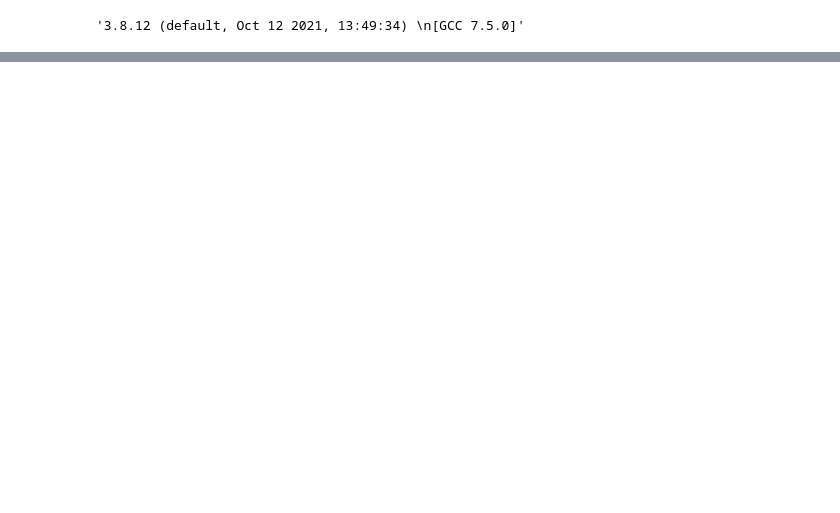
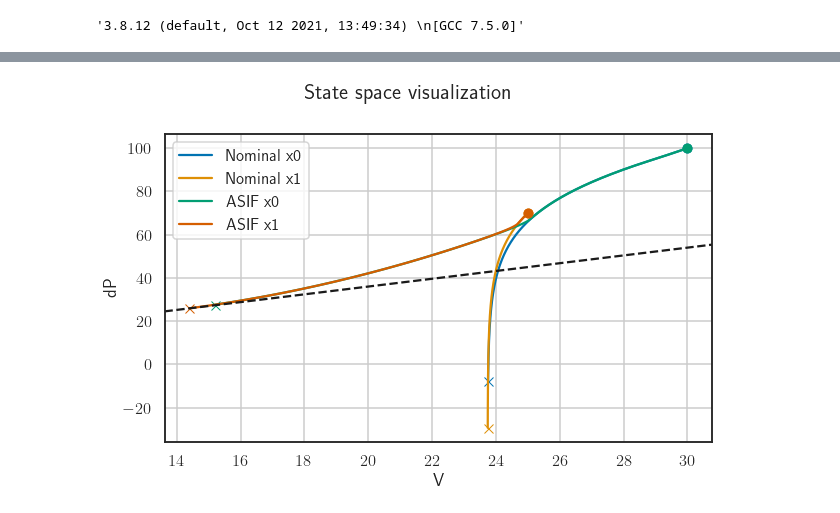
Before and after one commit to stonkens/cbf_opt, a Jupyter notebook: examples/acc.ipynb, the cells around one changed output, grey strips where cells are left out. Drawn from its saved outputs; the diff is of its cells as text; code cells hidden in the pictures; blank space fills up the shorter version.

```diff
--- a/examples/acc.ipynb
+++ b/examples/acc.ipynb
@@ -100,0 +134,15 @@ TODO: Make simulating dynamics much more straightforward -> See e.g. Dawson
+# %%
+ss_exp = StateSpaceExperiment('ss_opt', x_indices=[1, 2], start_x =np.array([x0, x0_2]), n_sims_per_start=1, t_sim=10)
+# %%
+fig_handle = ss_exp.plot(acc, results_df)
+fig_ss = fig_handle[0][1]
+fig_ss.suptitle('State space visualization')
+fig_ss.tight_layout()
+fig_ss.axes[0].grid(True)
+xmin, xmax = fig_ss.axes[0].get_xlim()
+fig_ss.axes[0].set_xlim(xmin, xmax)
+xrange = np.linspace(xmin, xmax, 100)
+fig_ss.axes[0].legend(fig_ss.axes[0].get_lines()[::3], ['Nominal x0', 'Nominal x1', 'ASIF x0', 'ASIF x1'])
+fig_ss.axes[0].plot(xrange, acc_cbf.Th * xrange, '--k');
+# %% [output]
+[figure, added]
```
Also changed, not shown: parts of 14 cells of this notebook.
